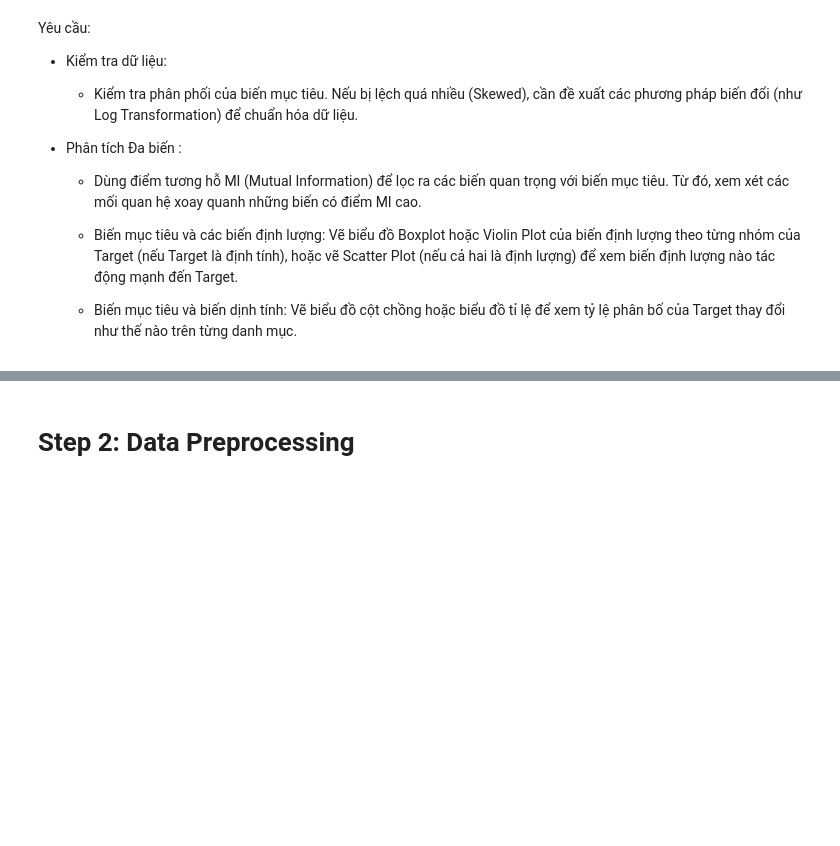
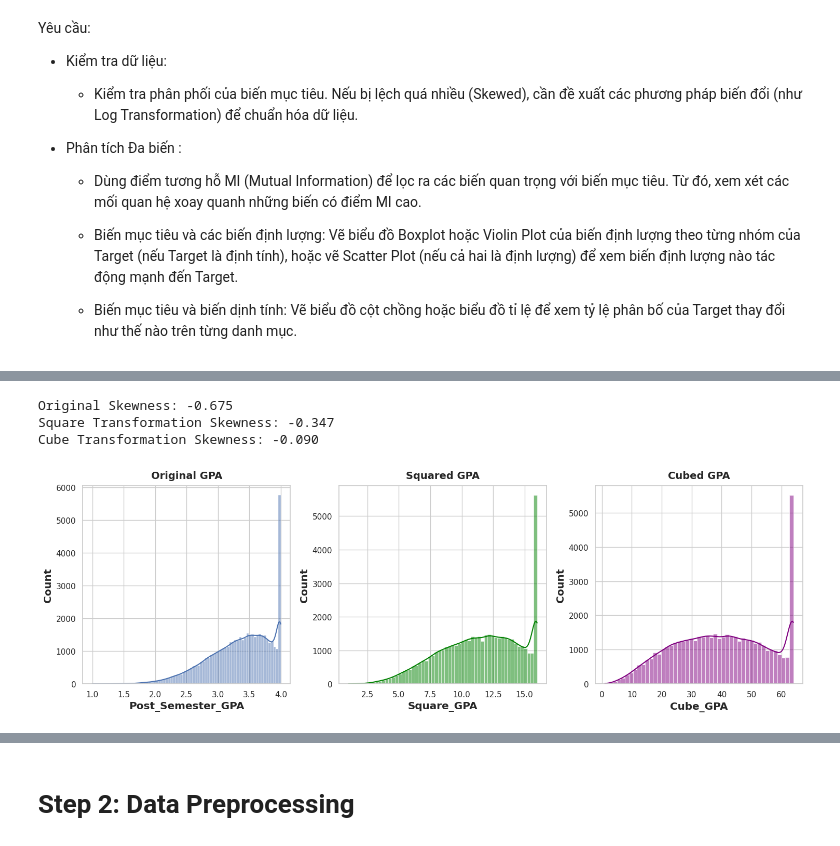
Before and after one commit to MEdan-US/Mini-Project, a Jupyter notebook: mini_project.ipynb, the cells around one changed output, grey strips where cells are left out. Saved outputs shown, nothing was run; the diff lists cells and outputs as text; code cells hidden in the pictures; blank space fills up the shorter version.

```diff
--- a/mini_project.ipynb
+++ b/mini_project.ipynb
@@ -144,0 +156,34 @@ Yêu cầu:
+# %%
+
+target = 'Post_Semester_GPA'
+
+# Phép biến đổi Bình phương (Square Transformation)
+df['Square_GPA'] = df[target] ** 2
+
+# Phép biến đổi Lập phương (Cube Transformation)
+df['Cube_GPA'] = df[target] ** 3
+
+# Kiểm tra lại độ lệch (Skewness)
+print(f"Original Skewness: {df[target].skew():.3f}")
+print(f"Square Transformation Skewness: {df['Square_GPA'].skew():.3f}")
+print(f"Cube Transformation Skewness: {df['Cube_GPA'].skew():.3f}")
+
+# Vẽ biểu đồ so sánh
+fig, axes = plt.subplots(1, 3, figsize=(15, 5))
+
+sns.histplot(df[target], kde=True, ax=axes[0])
+axes[0].set_title('Original GPA')
+
+sns.histplot(df['Square_GPA'], kde=True, ax=axes[1], color='green')
+axes[1].set_title('Squared GPA')
+
+sns.histplot(df['Cube_GPA'], kde=True, ax=axes[2], color='purple')
+axes[2].set_title('Cubed GPA')
+
+plt.tight_layout()
+plt.show()
+# %% [output]
+Original Skewness: -0.675
+Square Transformation Skewness: -0.347
+Cube Transformation Skewness: -0.090
+[figure, added]
```
Also changed, not shown: parts of 6 cells of this notebook.
